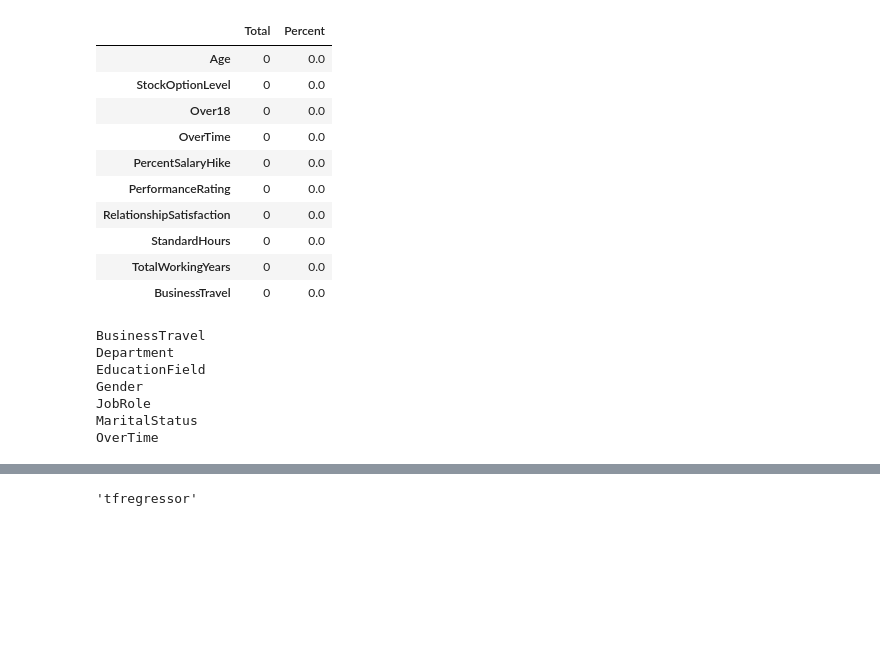
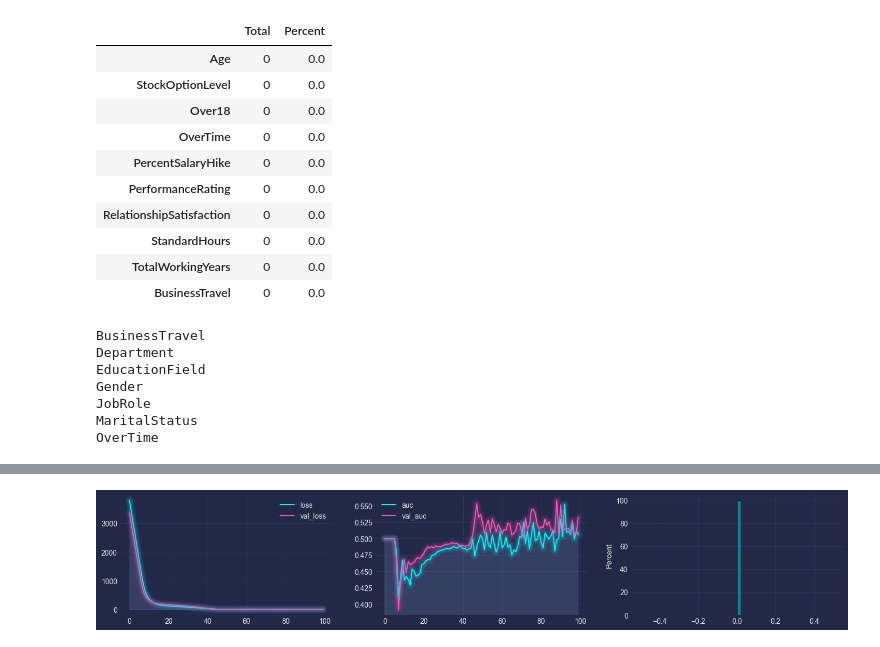
Before and after one commit to darkmatter2222/Kaggle_Tabular_Playground_Series-ML, a Jupyter notebook: Jan-2023-S3/pipelines/TF_ROC-AUC_Optuna.ipynb, the cells around one changed output, grey strips where cells are left out. Drawn from its saved outputs; the diff is of its cells as text; code cells hidden in the pictures; blank space fills up the shorter version.

```diff
--- a/Jan-2023-S3/pipelines/TF_ROC-AUC_Optuna.ipynb
+++ b/Jan-2023-S3/pipelines/TF_ROC-AUC_Optuna.ipynb
@@ -8,7 +8,7 @@ import sys, os
 #from pathlib import Path
 #import matplotlib.pyplot as plt
 #from sklearn.model_selection import KFold
-from sklearn.preprocessing import MinMaxScaler
+from sklearn.preprocessing import MinMaxScaler, StandardScaler
 from sklearn.model_selection import train_test_split
 #from sklearn.metrics import mean_squared_error
 #from sklearn.metrics import mean_squared_error
@@ -51,6 +51,7 @@ import tensorflow as tf
 from tensorflow import keras
 from tensorflow.keras import layers
 from tensorflow.keras.callbacks import Callback, EarlyStopping
+plt.style.use("cyberpunk")
 # %%
 from itertools import islice, cycle
 
@@ -176 +194,7 @@ target = ['Attrition']
+# %%
+train_df['Attrition_0'] = 0
+train_df['Attrition_1'] = 0
+
+train_df.loc[train_df['Attrition']==0, 'Attrition_0'] = 1
+train_df.loc[train_df['Attrition']==1, 'Attrition_1'] = 1
 # %%
@@ -322,4 +324,39 @@ array([0.70306814], dtype=float32)
-# %%
-objective
-# %% [output]
-'tfregressor'
+# %%
+plt.style.use("cyberpunk")
+
+histplot_hyperparams = {
+        'kde':True,
+        'alpha':0.4,
+        'stat':'percent',
+        'bins':50
+    }
+
+n_cols = 3
+n_rows = 1
+cell_with_dim = 6
+cell_height_dim = 3
+
+fig, ax = plt.subplots(n_rows, n_cols, figsize=(n_cols * cell_with_dim, n_rows * cell_height_dim))
+
+sns.lineplot(history.history['loss'], label='loss', ax=ax[0])
+sns.lineplot(history.history['val_loss'], label='val_loss', ax=ax[0])
+
+mplcyberpunk.make_lines_glow(ax[0])
+mplcyberpunk.add_underglow(ax[0])
+
+sns.lineplot(history.history['auc'], label='auc', ax=ax[1])
+sns.lineplot(history.history['val_auc'], label='val_auc', ax=ax[1])
+
+mplcyberpunk.make_lines_glow(ax[1])
+mplcyberpunk.add_underglow(ax[1])
+
+sns.histplot(full_prediction.argmax(1), ax=ax[2], **histplot_hyperparams, color='#08F7FE')
+
+mplcyberpunk.make_lines_glow(ax[2])
+
+
+
+
+plt.show()
+# %% [output]
+[figure, added]
```
Also changed, not shown: parts of 17 cells of this notebook, 13 other files.
